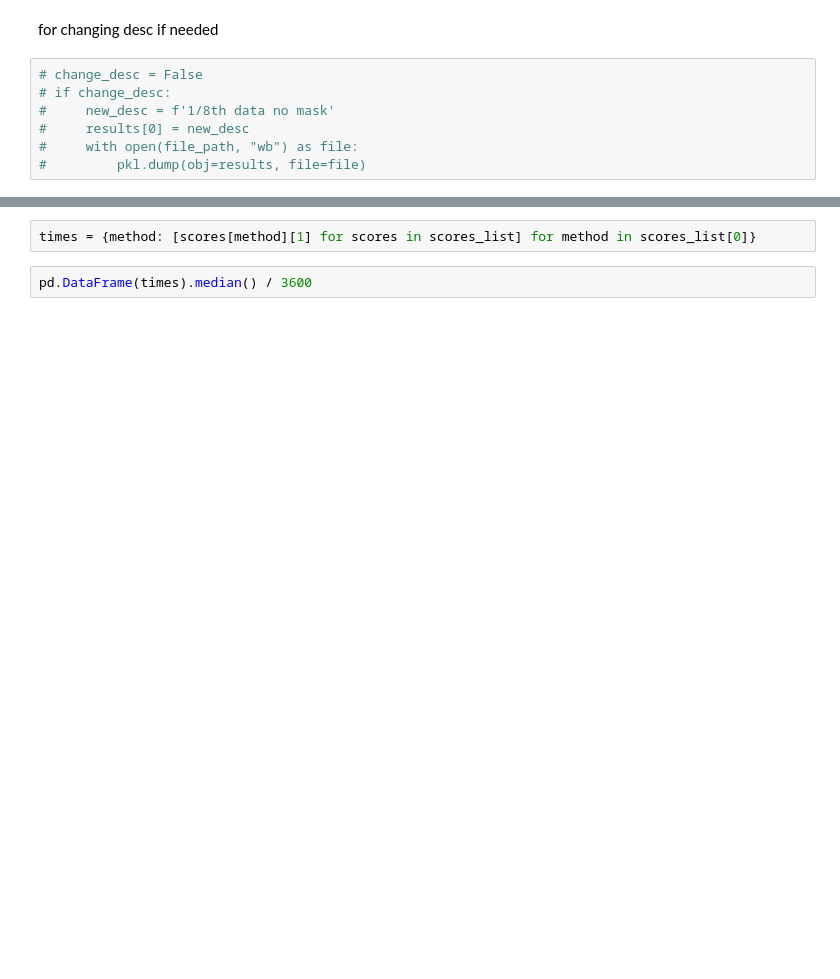
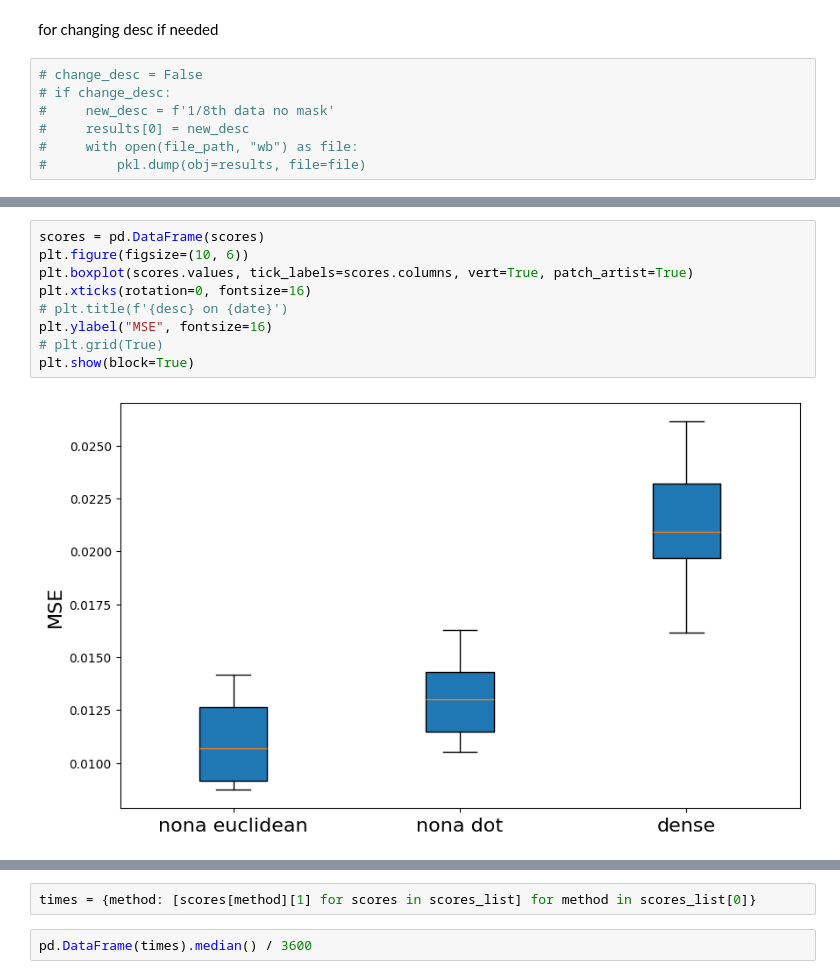
Before and after one commit to aviadsusman/nona, a Jupyter notebook: analyze_results.ipynb, the cells around one changed output, grey strips where cells are left out. Cells and saved outputs as stored; diff of their text form; blank space fills up the shorter version.

```diff
--- a/analyze_results.ipynb
+++ b/analyze_results.ipynb
@@ -37,3 +44,14 @@ bplot = pd.DataFrame(scores).boxplot(rot=30)
+# %%
+scores = pd.DataFrame(scores)
+plt.figure(figsize=(10, 6))
+plt.boxplot(scores.values, tick_labels=scores.columns, vert=True, patch_artist=True)
+plt.xticks(rotation=0, fontsize=16)
+# plt.title(f'{desc} on {date}')
+plt.ylabel("MSE", fontsize=16)
+# plt.grid(True)
+plt.show(block=True)
+# %% [output]
+[figure, added]
 # %%
 pd.DataFrame(scores).median()
 # %% [output]
```
Also changed, not shown: parts of 18 cells of this notebook, 16 other files.
